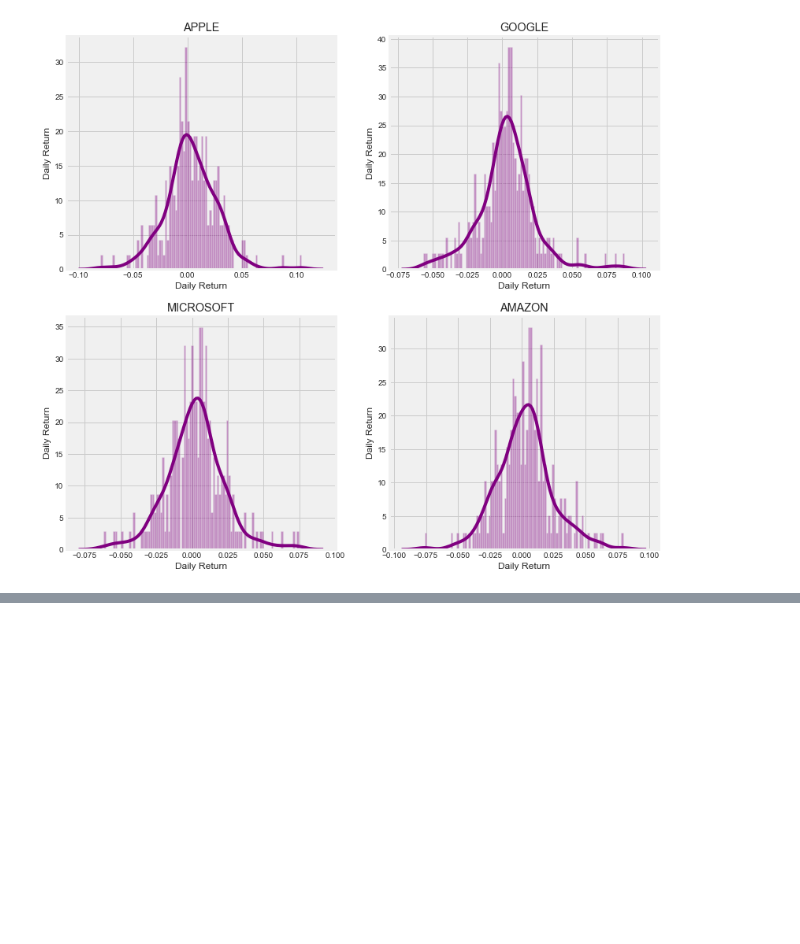
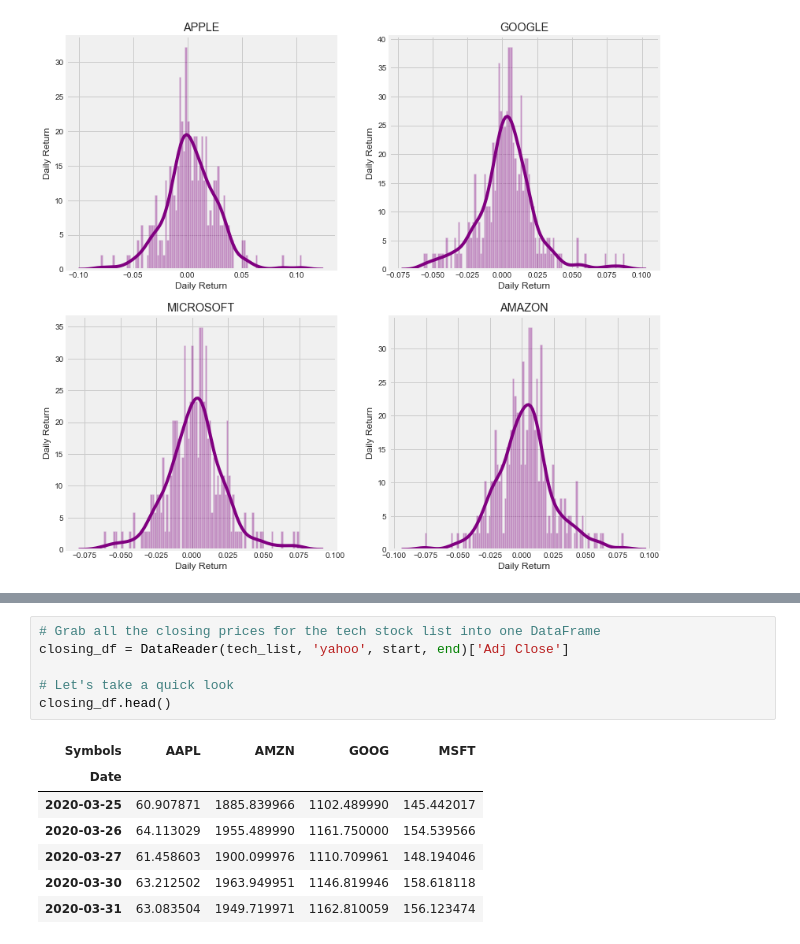
Before and after one commit to HaoLiNick/Coding2021, a Jupyter notebook: Stock/Stock_LSTM_Kaggle.ipynb, the cells around one changed output, grey strips where cells are left out. Saved outputs shown, nothing was run; the diff lists cells and outputs as text; blank space fills up the shorter version.

```diff
--- a/Stock/Stock_LSTM_Kaggle.ipynb
+++ b/Stock/Stock_LSTM_Kaggle.ipynb
@@ -225,0 +235,14 @@ for i, company in enumerate(company_list, 1):
+# %%
+# Grab all the closing prices for the tech stock list into one DataFrame
+closing_df = DataReader(tech_list, 'yahoo', start, end)['Adj Close']
+
+# Let's take a quick look
+closing_df.head()
+# %% [output]
+| Symbols | AAPL | AMZN | GOOG | MSFT |
+| Date |  |  |  |  |
+| 2020-03-25 | 60.907871 | 1885.839966 | 1102.489990 | 145.442017 |
+| 2020-03-26 | 64.113029 | 1955.489990 | 1161.750000 | 154.539566 |
+| 2020-03-27 | 61.458603 | 1900.099976 | 1110.709961 | 148.194046 |
+| 2020-03-30 | 63.212502 | 1963.949951 | 1146.819946 | 158.618118 |
+| 2020-03-31 | 63.083504 | 1949.719971 | 1162.810059 | 156.123474 |
```
Also changed, not shown: parts of 1 cell of this notebook.
